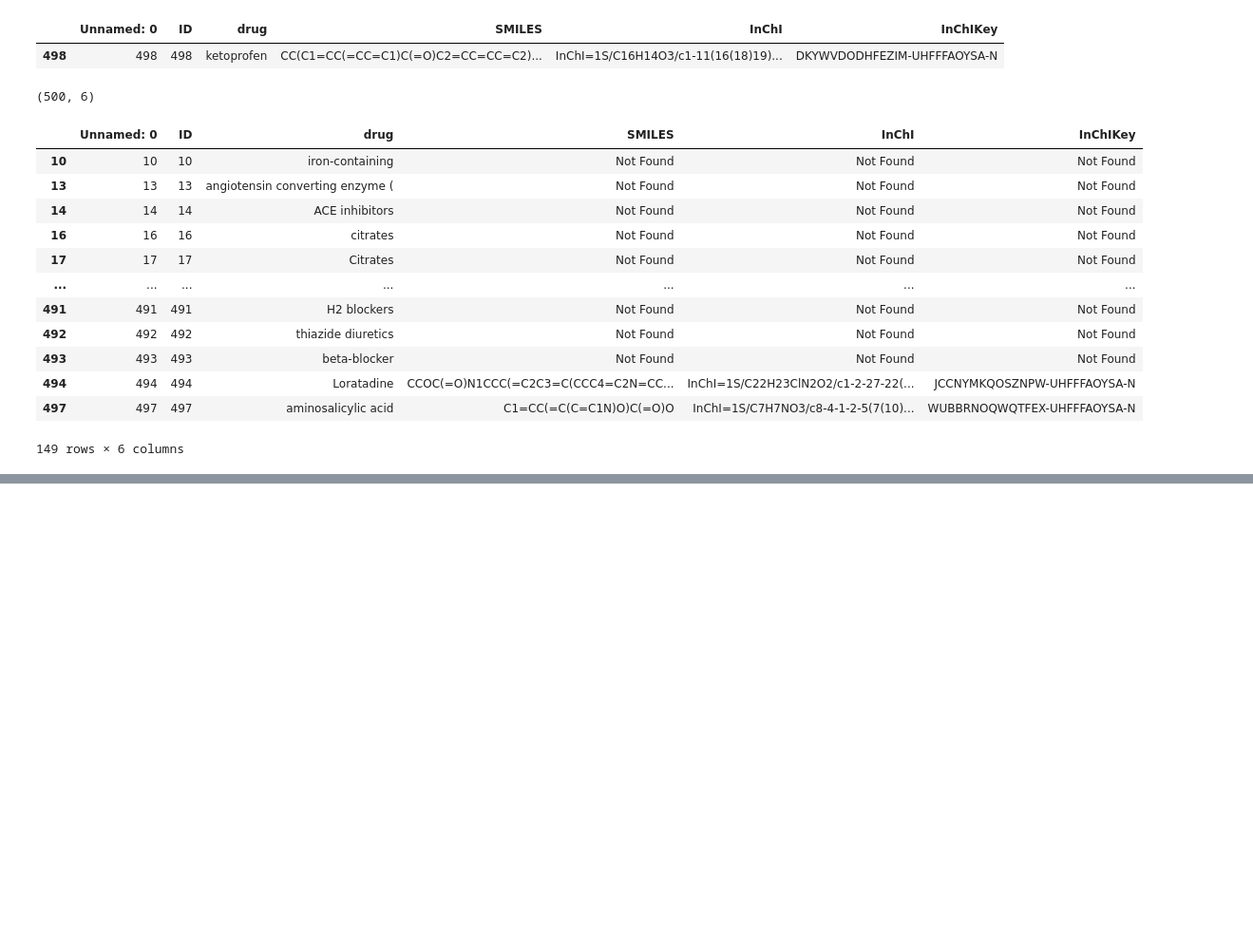
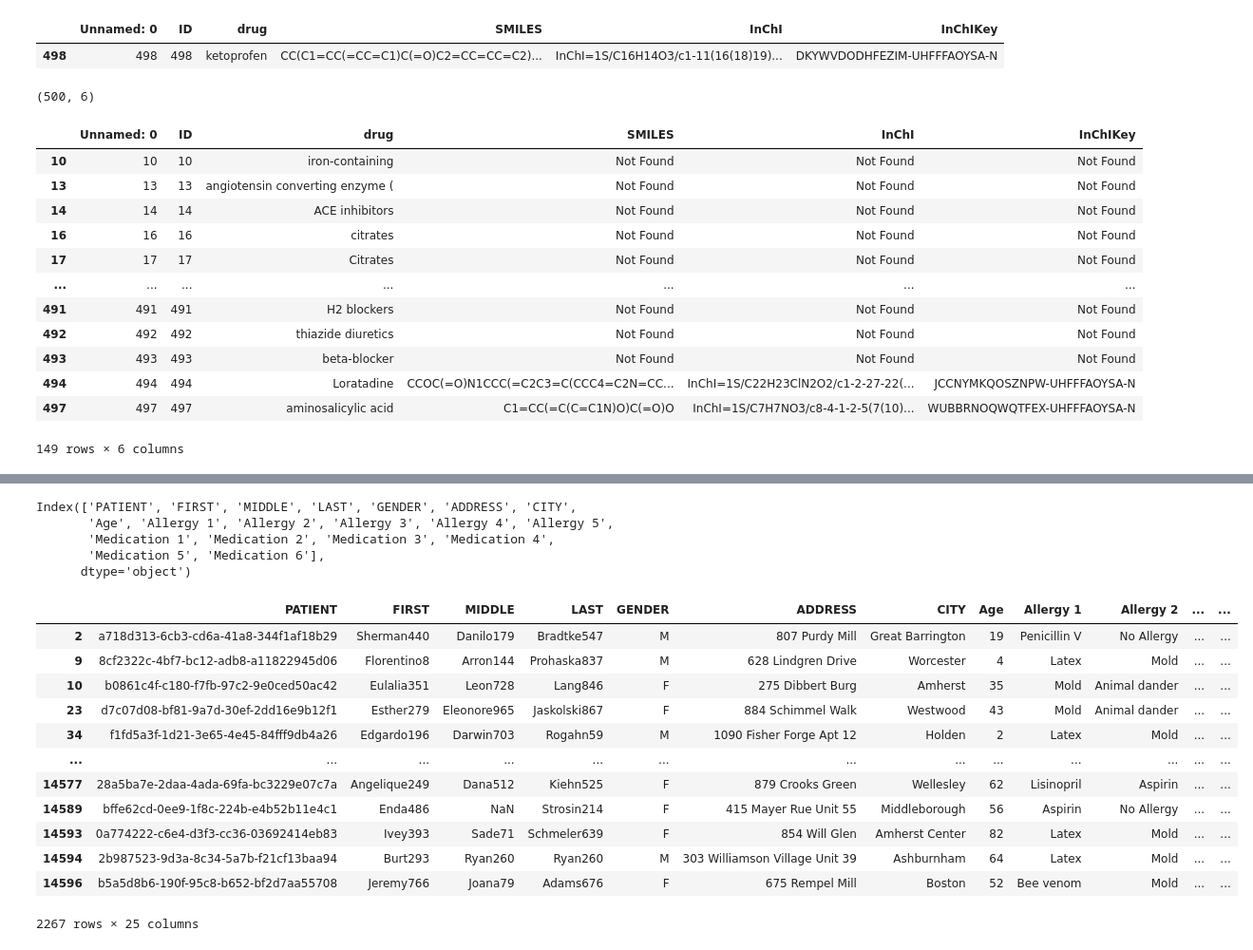
Before and after one commit to raynasser/MediSure, a Jupyter notebook: notebooks/ra | eda copy.ipynb, the cells around one changed output, grey strips where cells are left out. Shown at 95% size. Drawn from its saved outputs; the diff is of its cells as text; code cells hidden in the pictures; blank space fills up the shorter version.

```diff
--- a/notebooks/ra | eda copy.ipynb
+++ b/notebooks/ra | eda copy.ipynb
@@ -1305,0 +1483,67 @@ df.to_csv()
+# %%
+fin_prof.columns
+# %% [output]
+Index(['PATIENT', 'FIRST', 'MIDDLE', 'LAST', 'GENDER', 'ADDRESS', 'CITY',
+       'Age', 'Allergy 1', 'Allergy 2', 'Allergy 3', 'Allergy 4', 'Allergy 5',
+       'Medication 1', 'Medication 2', 'Medication 3', 'Medication 4',
+       'Medication 5', 'Medication 6'],
+      dtype='object')
+# %%
+def extract_medication_name(med_info):
+    result = extract_medication_info(med_info)
+    if result != 'No match found':
+        return result[0]
+    else:
+        return 'Unknown'
+
+
+medi_cols = [f'Medication {i}' for i in range(1, 7)]
+
+
+for med_col in medi_cols:
+    fin_prof[f'{med_col} Name'] = fin_prof[med_col].apply(extract_medication_name)
+
+
+
+
+# def extract_medication_name(med_info):
+#     if pd.isna(med_info):
+#         return 'Unknown'
+
+
+#     result = extract_medication_info(med_info)
+
+
+#     if result is None or result == 'No match found':
+#         return 'Unknown'
+
+
+#     if isinstance(result, (list, tuple)) and len(result) > 0:
+#         return result[0]
+#     else:
+#         return 'Unknown'
+
+
+
+# medi_cols = [f'Medication {i}' for i in range(1, 7)]
+
+
+# for med_col in medi_cols:
+#     if med_col in fin_prof.columns:
+#         fin_prof[f'{med_col} Name'] = fin_prof[med_col].apply(extract_medication_name)
+# %%
+fin_prof
+# %% [output]
+|  | PATIENT | FIRST | MIDDLE | LAST | GENDER | ADDRESS | CITY | Age | Allergy 1 | Allergy 2 | ... | ... |
+| 2 | a718d313-6cb3-cd6a-41a8-344f1af18b29 | Sherman440 | Danilo179 | Bradtke547 | M | 807 Purdy Mill | Great Barrington | 19 | Penicillin V | No Allergy | ... | ... |
+| 9 | 8cf2322c-4bf7-bc12-adb8-a11822945d06 | Florentino8 | Arron144 | Prohaska837 | M | 628 Lindgren Drive | Worcester | 4 | Latex | Mold | ... | ... |
+| 10 | b0861c4f-c180-f7fb-97c2-9e0ced50ac42 | Eulalia351 | Leon728 | Lang846 | F | 275 Dibbert Burg | Amherst | 35 | Mold | Animal dander | ... | ... |
+| 23 | d7c07d08-bf81-9a7d-30ef-2dd16e9b12f1 | Esther279 | Eleonore965 | Jaskolski867 | F | 884 Schimmel Walk | Westwood | 43 | Mold | Animal dander | ... | ... |
+| 34 | f1fd5a3f-1d21-3e65-4e45-84fff9db4a26 | Edgardo196 | Darwin703 | Rogahn59 | M | 1090 Fisher Forge Apt 12 | Holden | 2 | Latex | Mold | ... | ... |
+| ... | ... | ... | ... | ... | ... | ... | ... | ... | ... | ... | ... | ... |
+| 14577 | 28a5ba7e-2daa-4ada-69fa-bc3229e07c7a | Angelique249 | Dana512 | Kiehn525 | F | 879 Crooks Green | Wellesley | 62 | Lisinopril | Aspirin | ... | ... |
+| 14589 | bffe62cd-0ee9-1f8c-224b-e4b52b11e4c1 | Enda486 | NaN | Strosin214 | F | 415 Mayer Rue Unit 55 | Middleborough | 56 | Aspirin | No Allergy | ... | ... |
+| 14593 | 0a774222-c6e4-d3f3-cc36-03692414eb83 | Ivey393 | Sade71 | Schmeler639 | F | 854 Will Glen | Amherst Center | 82 | Latex | Mold | ... | ... |
+| 14594 | 2b987523-9d3a-8c34-5a7b-f21cf13baa94 | Burt293 | Ryan260 | Ryan260 | M | 303 Williamson Village Unit 39 | Ashburnham | 64 | Latex | Mold | ... | ... |
+| 14596 | b5a5d8b6-190f-95c8-b652-bf2d7aa55708 | Jeremy766 | Joana79 | Adams676 | F | 675 Rempel Mill | Boston | 52 | Bee venom | Mold | ... | ... |
+2267 rows × 25 columns
```
Also changed, not shown: parts of 28 cells of this notebook, 6 other files.
